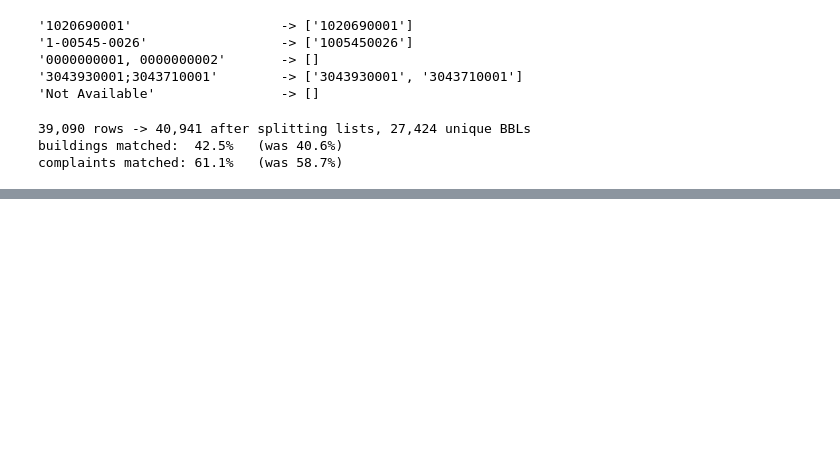
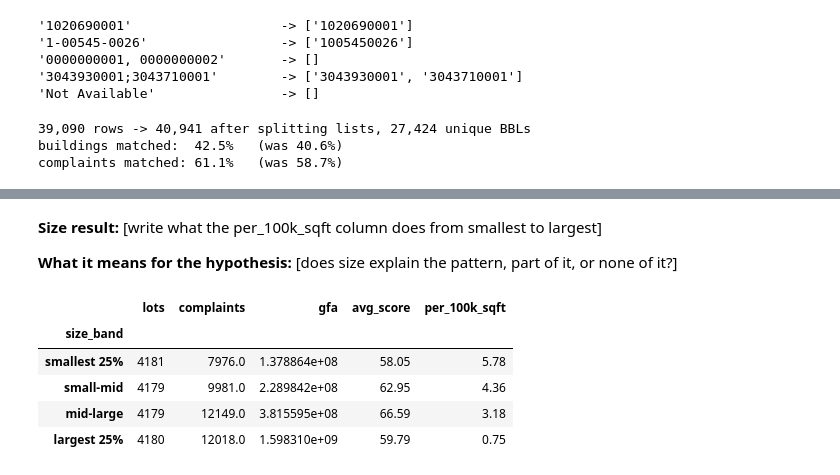
Before and after one commit to DhavalVibhakar99/nyc-heat-energy-pipeline, a Jupyter notebook: notebooks/01_explore_data.ipynb, the cells around one changed output, grey strips where cells are left out. Cells and saved outputs as stored; diff of their text form; code cells hidden in the pictures; blank space fills up the shorter version.

```diff
--- a/notebooks/01_explore_data.ipynb
+++ b/notebooks/01_explore_data.ipynb
@@ -264,0 +460,23 @@ After normalizing BBL formats (dashes, comma and semicolon lists, missing values
+# %% [markdown]
+**Size result:** [write what the per_100k_sqft column does from smallest to largest]
+
+**What it means for the hypothesis:** [does size explain the pattern, part of it, or none of it?]
+# %%
+# does size alone explain complaint rates? qcut makes 4 groups with equal numbers of lots
+df["size_band"] = pd.qcut(df["total_gfa"], 4,
+                          labels=["smallest 25%", "small-mid", "mid-large", "largest 25%"])
+size = df.groupby("size_band", observed=True).agg(
+    lots=("complaints", "size"),
+    complaints=("complaints", "sum"),
+    gfa=("total_gfa", "sum"),
+    avg_score=("energy_star", "mean"),
+)
+size["per_100k_sqft"] = size["complaints"] / size["gfa"] * 100_000
+size.round(2)
+# %% [output]
+|  | lots | complaints | gfa | avg_score | per_100k_sqft |
+| size_band |  |  |  |  |  |
+| smallest 25% | 4181 | 7976.0 | 1.378864e+08 | 58.05 | 5.78 |
+| small-mid | 4179 | 9981.0 | 2.289842e+08 | 62.95 | 4.36 |
+| mid-large | 4179 | 12149.0 | 3.815595e+08 | 66.59 | 3.18 |
+| largest 25% | 4180 | 12018.0 | 1.598310e+09 | 59.79 | 0.75 |
```
Also changed, not shown: parts of 33 cells of this notebook.
